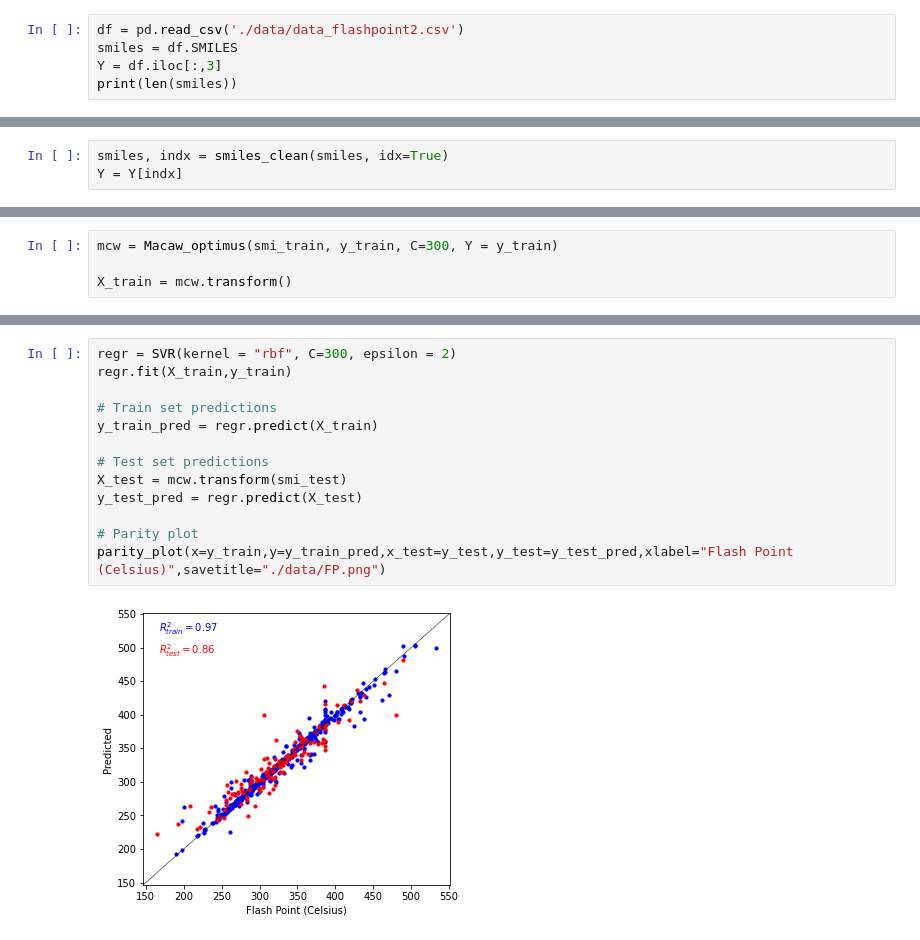
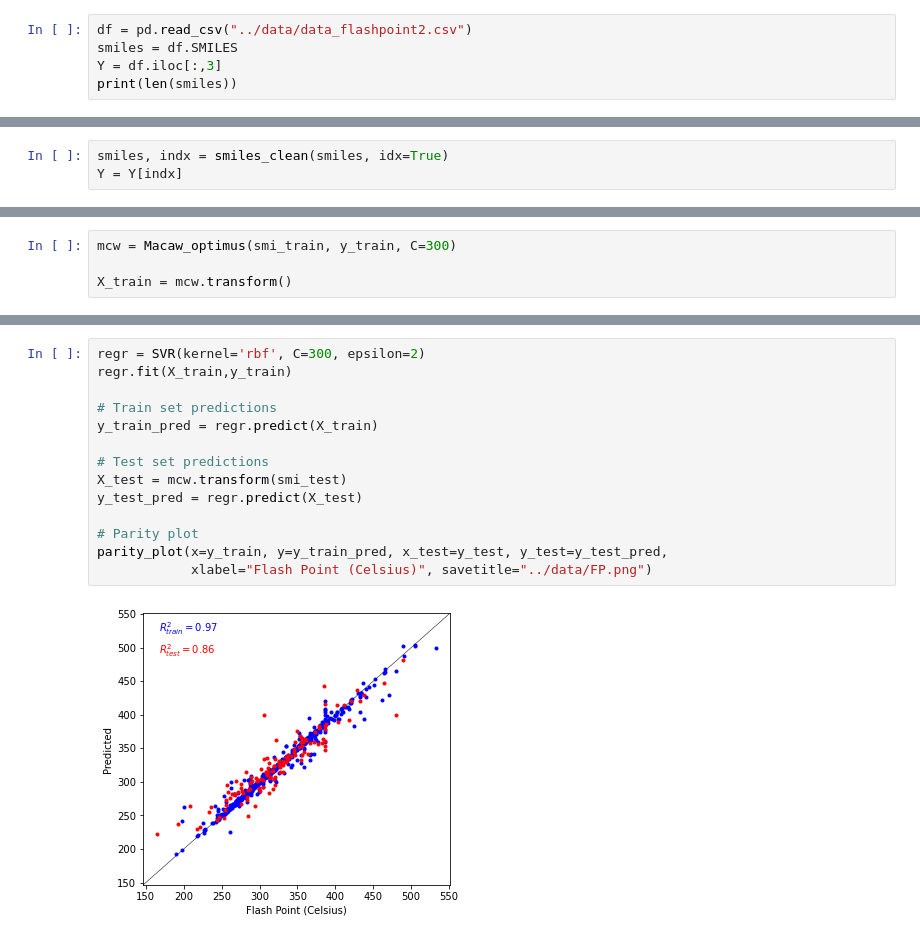
Before and after one commit to LBLQMM/MACAW, a Jupyter notebook: notebooks/N1-Fuel Properties.ipynb, the cells around one changed output, grey strips where cells are left out. Cells and saved outputs as stored; diff of their text form.

```diff
--- a/notebooks/N1-Fuel Properties.ipynb
+++ b/notebooks/N1-Fuel Properties.ipynb
@@ -386,7 +411,7 @@ parity_plot(x=y_train,y=y_train_pred,x_test=y_test, y_test=y_test_pred, xlabel =
 # %% [markdown]
 ## Flash Point (FP)
 # %%
-df = pd.read_csv('./data/data_flashpoint2.csv')
+df = pd.read_csv("../data/data_flashpoint2.csv")
 smiles = df.SMILES
 Y = df.iloc[:,3]
 print(len(smiles))
@@ -405,7 +430,7 @@ print(len(smi_train))
 # %% [output]
 504
 # %%
-mcw = Macaw_optimus(smi_train, y_train, C=300, Y = y_train)
+mcw = Macaw_optimus(smi_train, y_train, C=300)
 
 X_train = mcw.transform()
 # %% [output]
@@ -425,15 +451,16 @@ for C in [50,100,200,300,500]:
 # %%
-regr = SVR(kernel = "rbf", C=300, epsilon = 2)
+regr = SVR(kernel='rbf', C=300, epsilon=2)
 regr.fit(X_train,y_train)
 
 # Train set predictions
 y_train_pred = regr.predict(X_train)
 
 # Test set predictions
 X_test = mcw.transform(smi_test)
 y_test_pred = regr.predict(X_test)
 
 # Parity plot
-parity_plot(x=y_train,y=y_train_pred,x_test=y_test,y_test=y_test_pred,xlabel="Flash Point (Celsius)",savetitle="./data/FP.png")
+parity_plot(x=y_train, y=y_train_pred, x_test=y_test, y_test=y_test_pred,
+            xlabel="Flash Point (Celsius)", savetitle="../data/FP.png")
 # %% [output]
-[figure, old version]
+[figure, new version]
```
Also changed, not shown: parts of 31 cells of this notebook, 19 other files.
